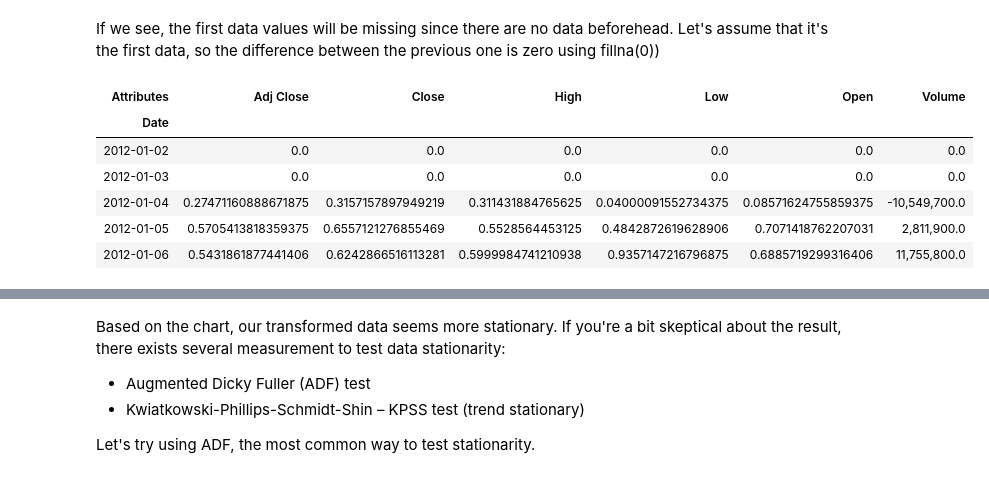
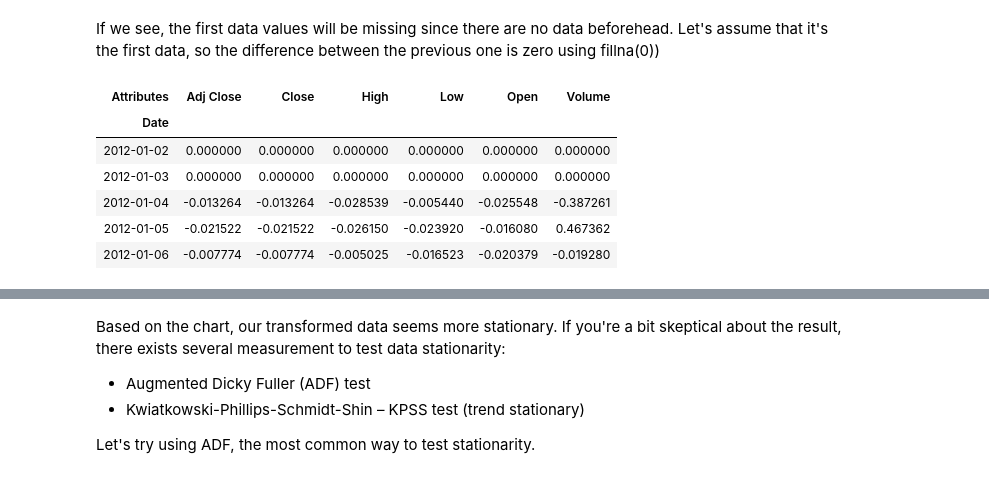
Before and after one commit to iqbalbasyar/time-series-analysis-with-python, a Jupyter notebook: Timeseries Analysis.ipynb, the cells around one changed output, grey strips where cells are left out. Saved outputs shown, nothing was run; the diff lists cells and outputs as text; code cells hidden in the pictures.

```diff
--- a/Timeseries Analysis.ipynb
+++ b/Timeseries Analysis.ipynb
@@ -15,3 +19,3 @@ stock = data.DataReader(symbol, source, start_date, end_date)
 # %%
-apple = stock.xs('AAPL', level='Symbols', axis=1)
-apple
+vw = stock.xs('VOW3.DE', level='Symbols', axis=1)
+tesla = stock.xs('TSLA', level='Symbols', axis=1)
@@ -59,0 +80,5 @@ plot_df(apple, apple.index, apple['Close'])
+# %%
+def fill_missing(df):
+    return df.fillna(method='ffill').fillna(method='bfill')
+# %%
+tesla, vw = fill_missing(tesla), fill_missing(vw)
@@ -149,0 +204,3 @@ apple_st.head()
+# %%
+tesla_st = tesla.apply(np.log).diff(1)
+tesla_st.head()
@@ -150,14 +215,14 @@ apple_st.head()
 # %% [markdown]
 If we see, the first data values will be missing since there are no data beforehead. Let's assume that it's the first data, so the difference between the previous one is zero using fillna(0))
 # %%
-apple_st = apple_st.fillna(0)
-apple_st.head()
+tesla_st = tesla_st.fillna(0)
+tesla_st.head()
 # %% [output]
 | Attributes | Adj Close | Close | High | Low | Open | Volume |
 | Date |  |  |  |  |  |  |
-| 2012-01-02 | 0.0 | 0.0 | 0.0 | 0.0 | 0.0 | 0.0 |
-| 2012-01-03 | 0.0 | 0.0 | 0.0 | 0.0 | 0.0 | 0.0 |
-| 2012-01-04 | 0.27471160888671875 | 0.3157157897949219 | 0.311431884765625 | 0.04000091552734375 | 0.08571624755859375 | -10,549,700.0 |
-| 2012-01-05 | 0.5705413818359375 | 0.6557121276855469 | 0.5528564453125 | 0.4842872619628906 | 0.7071418762207031 | 2,811,900.0 |
-| 2012-01-06 | 0.5431861877441406 | 0.6242866516113281 | 0.5999984741210938 | 0.9357147216796875 | 0.6885719299316406 | 11,755,800.0 |
+| 2012-01-02 | 0.000000 | 0.000000 | 0.000000 | 0.000000 | 0.000000 | 0.000000 |
+| 2012-01-03 | 0.000000 | 0.000000 | 0.000000 | 0.000000 | 0.000000 | 0.000000 |
+| 2012-01-04 | -0.013264 | -0.013264 | -0.028539 | -0.005440 | -0.025548 | -0.387261 |
+| 2012-01-05 | -0.021522 | -0.021522 | -0.026150 | -0.023920 | -0.016080 | 0.467362 |
+| 2012-01-06 | -0.007774 | -0.007774 | -0.005025 | -0.016523 | -0.020379 | -0.019280 |
 # %%
```
Also changed, not shown: parts of 48 cells of this notebook.
